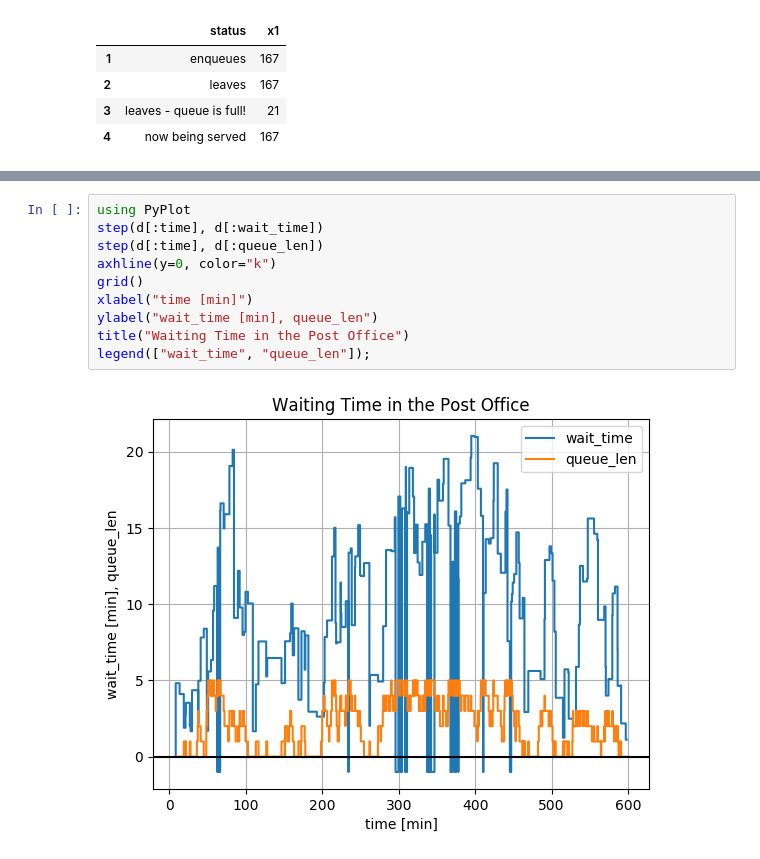
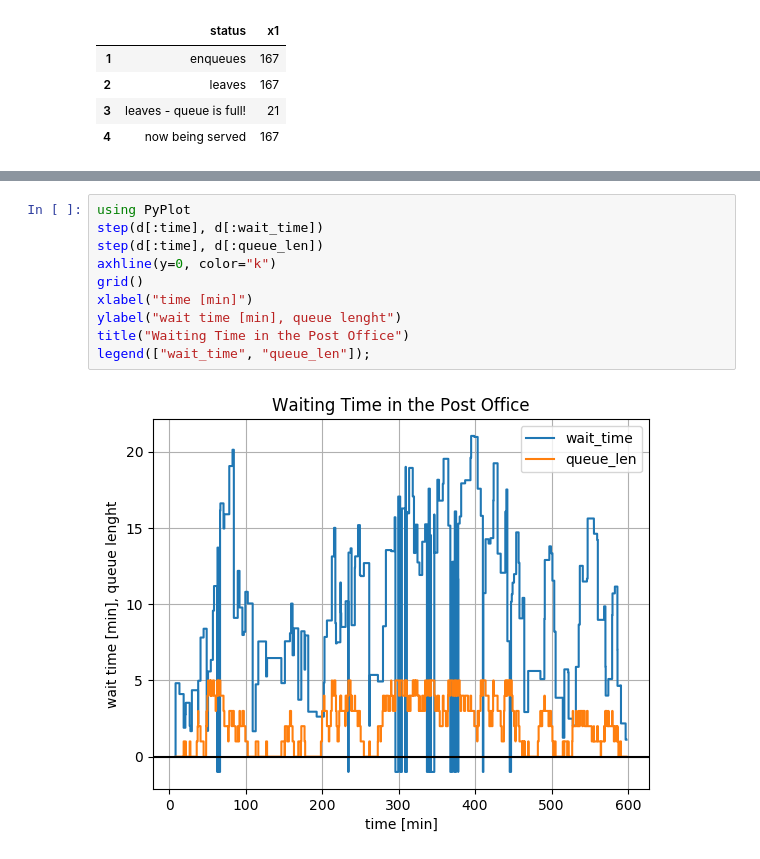
Before and after one commit to pbayer/ProcessFlows.jl, a Jupyter notebook: 01 A Post Office.ipynb, the cells around one changed output, grey strips where cells are left out. Cells and saved outputs as stored; diff of their text form.

```diff
--- a/01 A Post Office.ipynb
+++ b/01 A Post Office.ipynb
@@ -146,15 +158,15 @@ view(d, d[:status] .== "leaves - queue is full!")
 # %%
 using PyPlot
 step(d[:time], d[:wait_time])
 step(d[:time], d[:queue_len])
 axhline(y=0, color="k")
 grid()
 xlabel("time [min]")
-ylabel("wait_time [min], queue_len")
+ylabel("wait time [min], queue lenght")
 title("Waiting Time in the Post Office")
 legend(["wait_time", "queue_len"]);
 # %% [output]
-[figure, old version]
+[figure, new version]
 # %% [markdown]
 Many customers had waiting times of more than 10, 15 up to even 20 minutes. The negative waiting times were the `21` customers, which left, because the queue was full.
 
```
Also changed, not shown: parts of 8 cells of this notebook, 2 other files.
